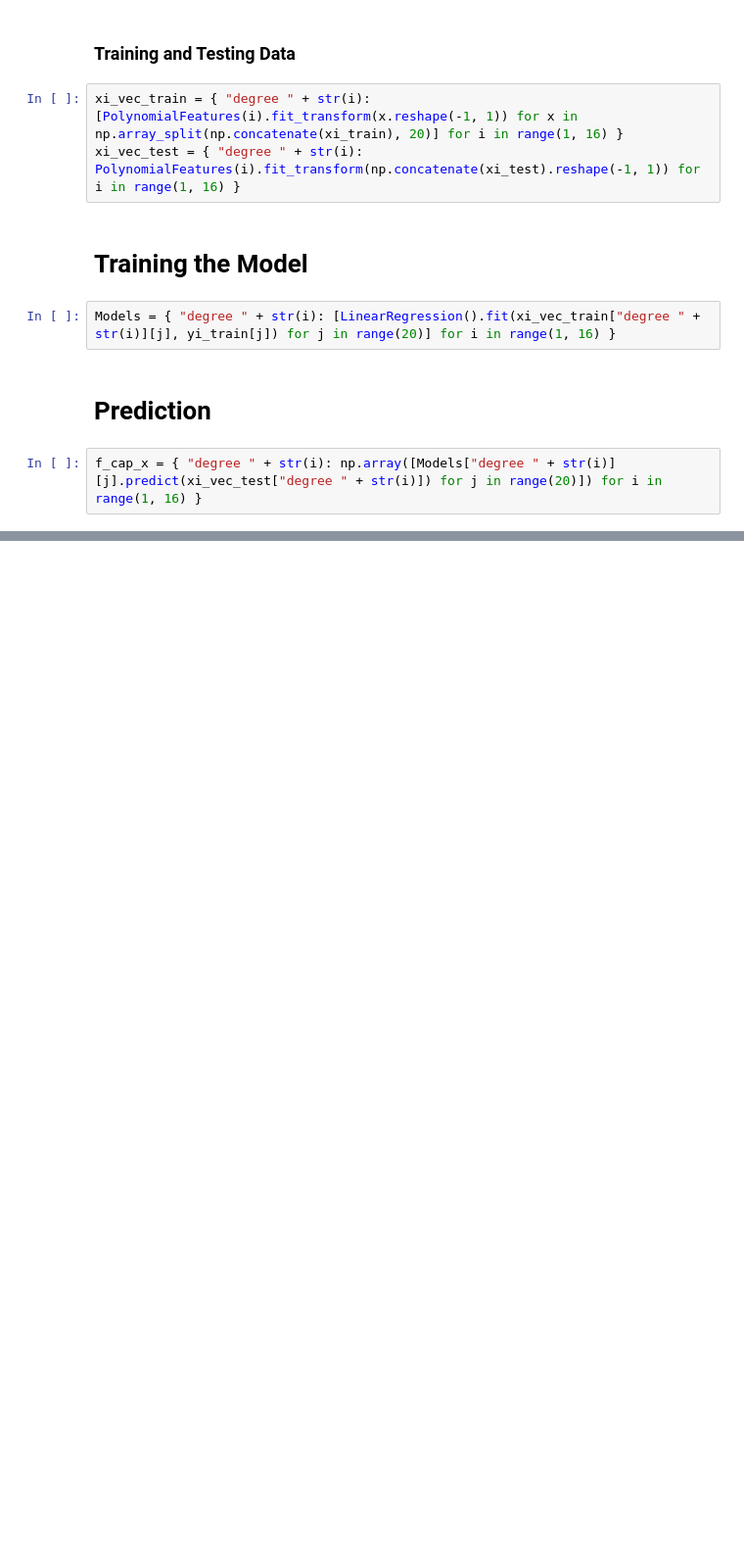
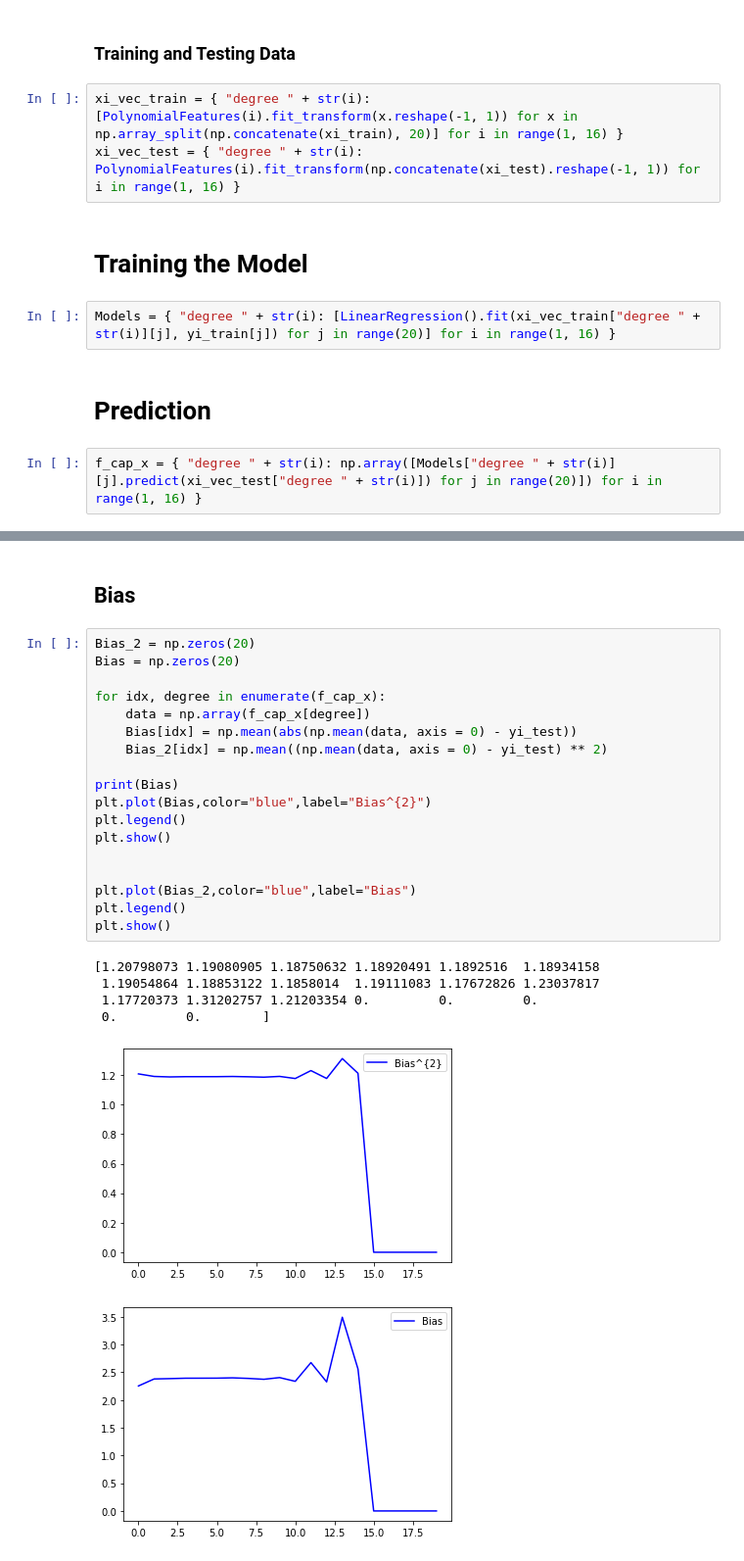
Before and after one commit to talib-sid/Bias-Variance-Tradeoff, a Jupyter notebook: code.ipynb, the cells around one changed output, grey strips where cells are left out. Shown at 98% size. Cells and saved outputs as stored; diff of their text form; blank space fills up the shorter version.

```diff
--- a/code.ipynb
+++ b/code.ipynb
@@ -44,0 +76,27 @@ f_cap_x = { "degree " + str(i): np.array([Models["degree " + str(i)][j].predict(
+# %% [markdown]
+## **Bias**
+# %%
+Bias_2 = np.zeros(20)
+Bias = np.zeros(20)
+
+for idx, degree in enumerate(f_cap_x):
+    data = np.array(f_cap_x[degree])
+    Bias[idx] = np.mean(abs(np.mean(data, axis = 0) - yi_test))
+    Bias_2[idx] = np.mean((np.mean(data, axis = 0) - yi_test) ** 2)
+
+print(Bias)
+plt.plot(Bias,color="blue",label="Bias^{2}")
+plt.legend()
+plt.show()
+
+
+plt.plot(Bias_2,color="blue",label="Bias")
+plt.legend()
+plt.show()
+# %% [output]
+[1.20798073 1.19080905 1.18750632 1.18920491 1.1892516  1.18934158
+ 1.19054864 1.18853122 1.1858014  1.19111083 1.17672826 1.23037817
+ 1.17720373 1.31202757 1.21203354 0.         0.         0.
+ 0.         0.        ]
+[figure, added]
+[figure, added]
```
Also changed, not shown: parts of 6 cells of this notebook.
